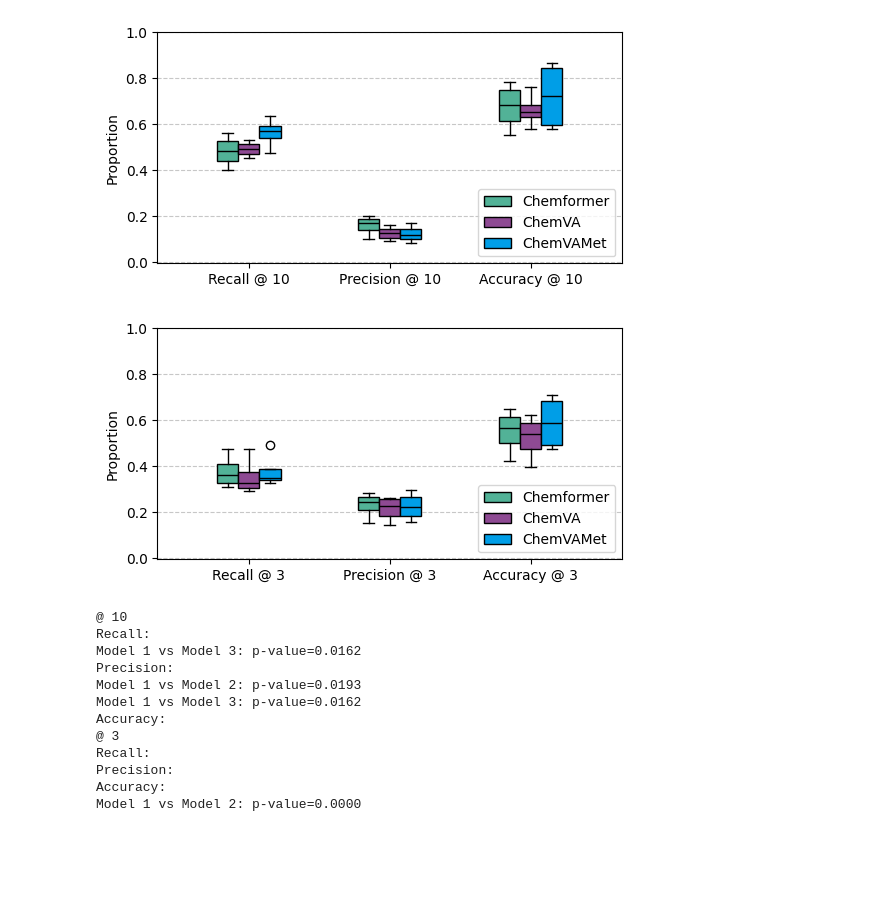
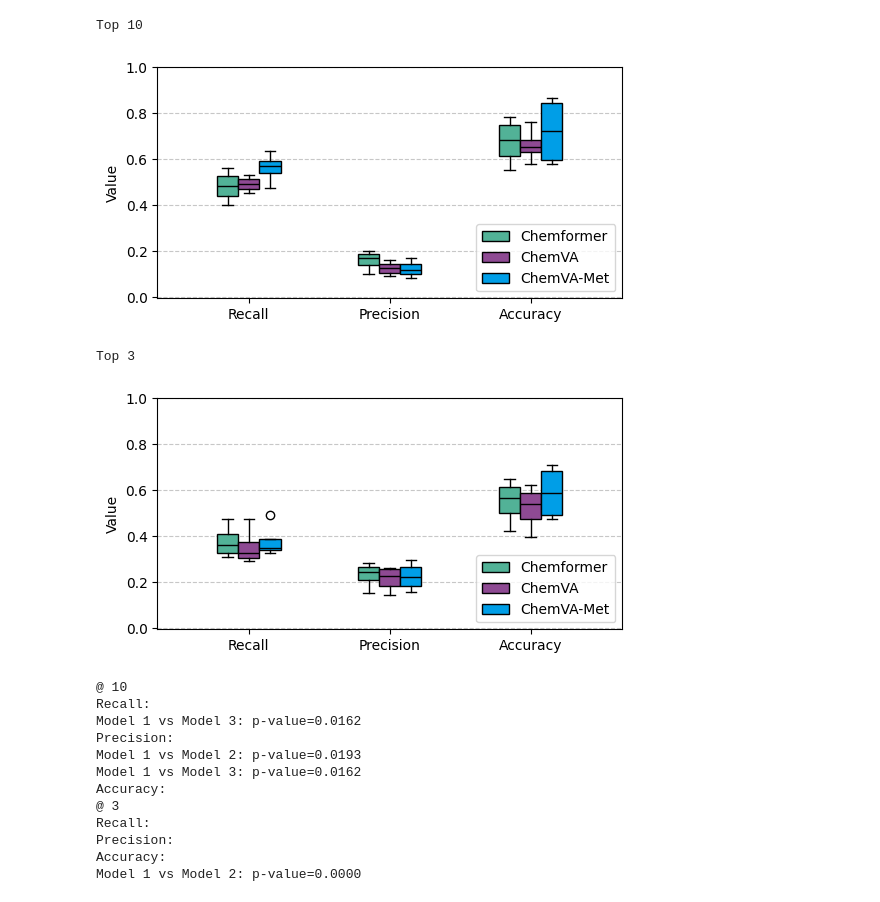
Before and after one commit to tsofiac/LAGOM, a Jupyter notebook: for_article/boxplots_article.ipynb, the cells around one changed output. Drawn from its saved outputs; the diff is of its cells as text; code cells hidden in the pictures; blank space fills up the shorter version.

Commit message:
boxplot file adapted

```diff
--- a/for_article/boxplots_article.ipynb
+++ b/for_article/boxplots_article.ipynb
@@ -18,9 +16,9 @@ from evaluation.prediction_reader import score_result
 def multi_boxplot(data, xlabel, ylabel, xticks, labels, location, save_figure=None, ylim=None):
 
     # plt.rcParams.update({"font.size": 12, "font.family": "serif", "font.serif": ["NewComputerModern10"]})
-    # plt.rcParams.update({'font.size': 12, 'font.family': 'sans-serif'})
+    plt.rcParams.update({'font.size': 10})
 
-    plt.figure(figsize=(6, 3))
+    plt.figure(figsize=(6,3)) #(6,3) #(5, 2.5)
 
     # colour_scheme = ['lightblue', 'orange', 'mediumseagreen', 'orchid']
     colour_scheme = ['#52B297', '#8E4A93', '#009EE7', '#EF766E', '#B9DFD5', '#CCA0CF']
@@ -57,7 +55,7 @@ def multi_boxplot(data, xlabel, ylabel, xticks, labels, location, save_figure=No
 
     if save_figure is not None:
         os.makedirs('figures', exist_ok=True)
-        plt.savefig(f'figures/{save_figure}.svg', format='svg', bbox_inches='tight')
+        plt.savefig(f'figures/{save_figure}.pdf', format='pdf', bbox_inches='tight')
 
 
     plt.show()
@@ -154,11 +152,12 @@ chemVAMet = [r_chemVAMet_base_05[-2], p_chemVAMet_base_05[-2], s1_chemVAMet_base
 
 
 xlabel = None
-xticks = ['Recall @ 10', 'Precision @ 10', 'Accuracy @ 10']
-labels = ['Chemformer', 'ChemVA', 'ChemVAMet']
+xticks = ['Recall', 'Precision', 'Accuracy']
+labels = ['Chemformer', 'ChemVA', 'ChemVA-Met']
 
-ylabel = 'Proportion'
+ylabel = 'Value'
 data = [chemf, chemVA, chemVAMet]
+print("Top 10")
 multi_boxplot(data, xlabel, ylabel, xticks, labels, 'lower right', 'pre-training_10', 1)
 
 chemf = [r_chemf_base_05[1], p_chemf_base_05[1], s1_chemf_base_05[1]]
@@ -167,51 +166,54 @@ chemVAMet = [r_chemVAMet_base_05[1], p_chemVAMet_base_05[1], s1_chemVAMet_base_0
 
 
 xlabel = None
-xticks = ['Recall @ 3', 'Precision @ 3', 'Accuracy @ 3']
-labels = ['Chemformer', 'ChemVA', 'ChemVAMet']
+xticks = ['Recall', 'Precision', 'Accuracy']
+labels = ['Chemformer', 'ChemVA', 'ChemVA-Met']
 
-ylabel = 'Proportion'
+ylabel = 'Value'
 data = [chemf, chemVA, chemVAMet]
-multi_boxplot(data, xlabel, ylabel, xticks, labels, 'lower right', 'pre-training_1', 1)
+print("Top 3")
+multi_boxplot(data, xlabel, ylabel, xticks, labels, 'lower right', 'pre-training_3', 1)
 
 r = [r_chemf_base_05[-2], r_chemVA_base_05[-2], r_chemVAMet_base_05[-2]]
 p = [p_chemf_base_05[-2], p_chemVA_base_05[-2], p_chemVAMet_base_05[-2]]
 s1 = [s1_chemf_base_05[-2], s1_chemVA_base_05[-2], s1_chemVAMet_base_05[-2]]
 
 print('@ 10')
 print('Recall:')
 ttest(r)
 print('Precision:')
 ttest(p)
 print('Accuracy:')
 ttest(s1)
 
 r = [r_chemf_base_05[1], r_chemVA_base_05[1], r_chemVAMet_base_05[1]]
 p = [p_chemf_base_05[1], p_chemVA_base_05[1], p_chemVAMet_base_05[1]]
 s1 = [s1_chemf_base_05[1], s1_chemVA_base_05[1], s1_chemVAMet_base_05[1]]
 
 print('@ 3')
 print('Recall:')
 ttest(r)
 print('Precision:')
 ttest(p)
 print('Accuracy:')
 ttest(s1)
 # %% [output]
+Top 10
-[figure, old version]
+[figure, new version]
+Top 3
-[figure, old version]
+[figure, new version]
-@ 10
-Recall:
-Model 1 vs Model 3: p-value=0.0162
-Precision:
-Model 1 vs Model 2: p-value=0.0193
-Model 1 vs Model 3: p-value=0.0162
-Accuracy:
-@ 3
-Recall:
-Precision:
-Accuracy:
-Model 1 vs Model 2: p-value=0.0000
+@ 10
+Recall:
+Model 1 vs Model 3: p-value=0.0162
+Precision:
+Model 1 vs Model 2: p-value=0.0193
+Model 1 vs Model 3: p-value=0.0162
+Accuracy:
+@ 3
+Recall:
+Precision:
+Accuracy:
+Model 1 vs Model 2: p-value=0.0000
 # %%
 bs = 4
 
```
Also changed, not shown: parts of 3 cells of this notebook.
